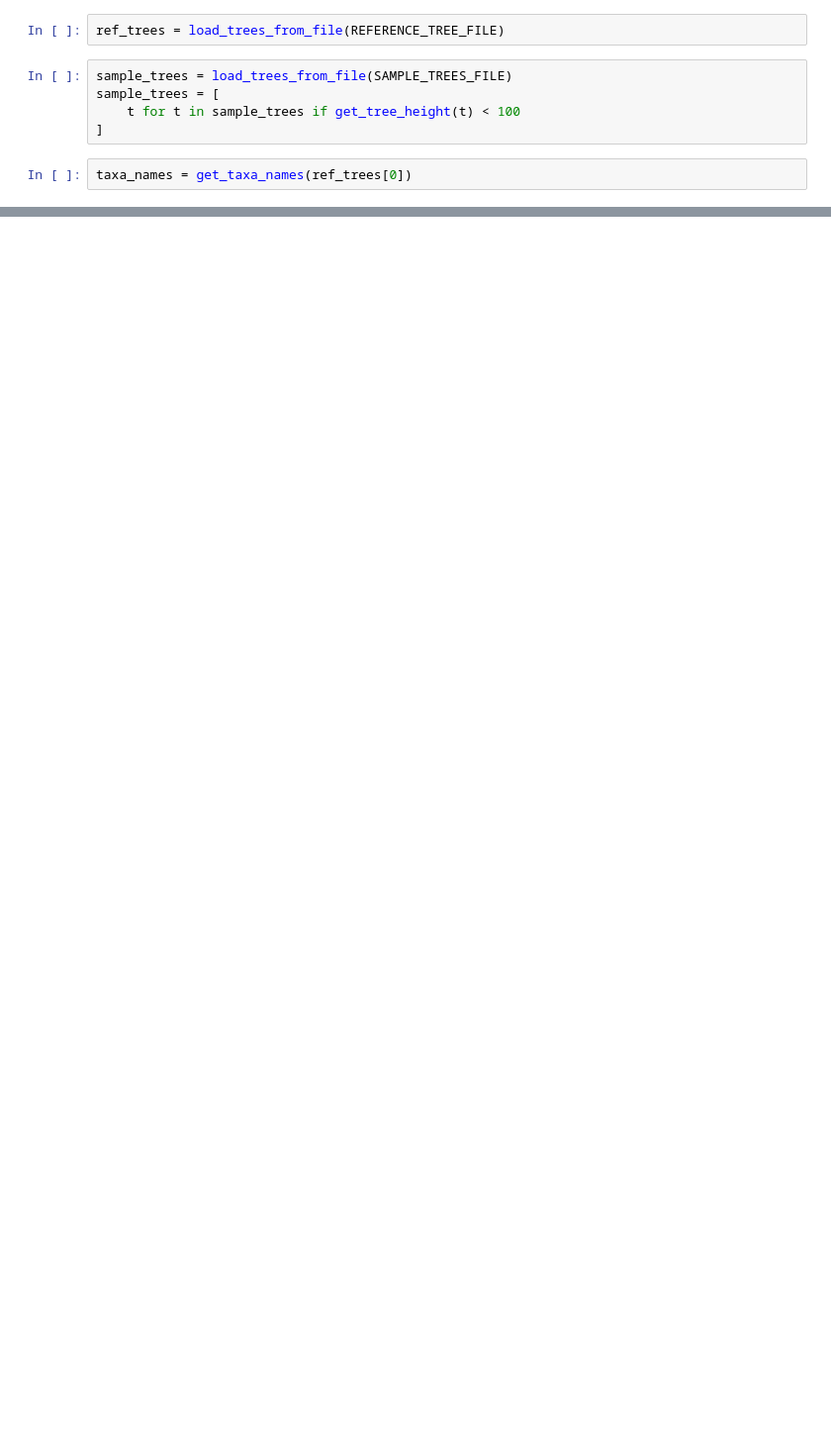
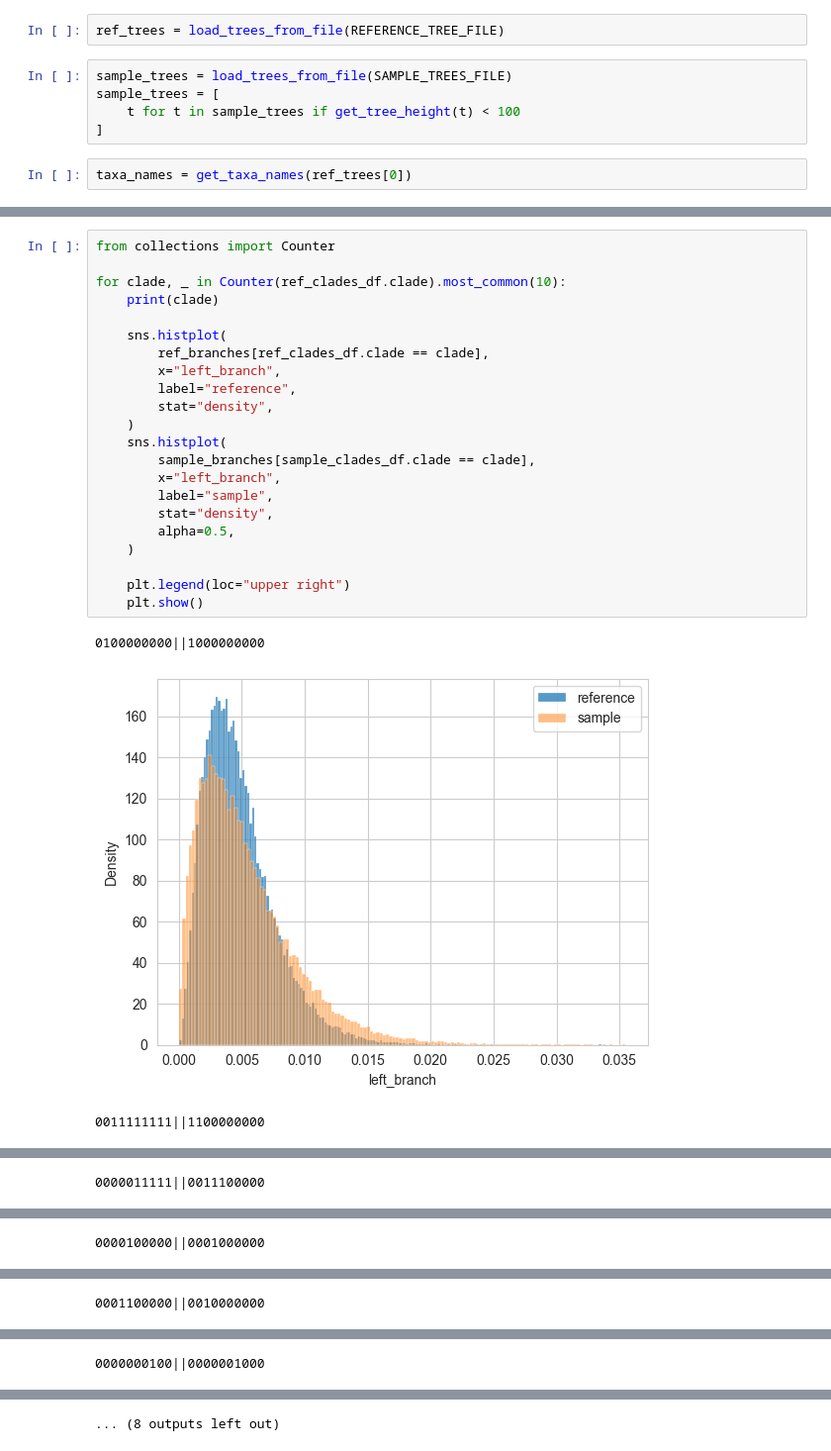
Before and after one commit to tochsner/ccd-validation, a Jupyter notebook: src/distribution_validation/validation.ipynb, the cells around one changed output, grey strips where cells are left out. Shown: that part at 99% size. Cells and saved outputs as stored; diff of their text form; blank space fills up the shorter version.

```diff
--- a/src/distribution_validation/validation.ipynb
+++ b/src/distribution_validation/validation.ipynb
@@ -123,0 +146,26 @@ for clade_split, _ in Counter(ref_branches.clade_split).most_common(20):
+# %%
+from collections import Counter
+
+for clade, _ in Counter(ref_clades_df.clade).most_common(10):
+    print(clade)
+
+    sns.histplot(
+        ref_branches[ref_clades_df.clade == clade],
+        x="left_branch",
+        label="reference",
+        stat="density",
+    )
+    sns.histplot(
+        sample_branches[sample_clades_df.clade == clade],
+        x="left_branch",
+        label="sample",
+        stat="density",
+        alpha=0.5,
+    )
+
+    plt.legend(loc="upper right")
+    plt.show()
+# %% [output]
+0100000000||1000000000
+[figure, added]
+0011111111||1100000000
@@ -123,0 +173 @@ for clade_split, _ in Counter(ref_branches.clade_split).most_common(20):
+0000011111||0011100000
@@ -123,0 +175 @@ for clade_split, _ in Counter(ref_branches.clade_split).most_common(20):
+0000100000||0001000000
@@ -123,0 +177 @@ for clade_split, _ in Counter(ref_branches.clade_split).most_common(20):
+0001100000||0010000000
@@ -123,0 +179 @@ for clade_split, _ in Counter(ref_branches.clade_split).most_common(20):
+0000000100||0000001000
@@ -123,0 +181 @@ for clade_split, _ in Counter(ref_branches.clade_split).most_common(20):
+... (8 outputs left out)
```
Also changed, not shown: parts of 7 cells of this notebook, 14 other files.
